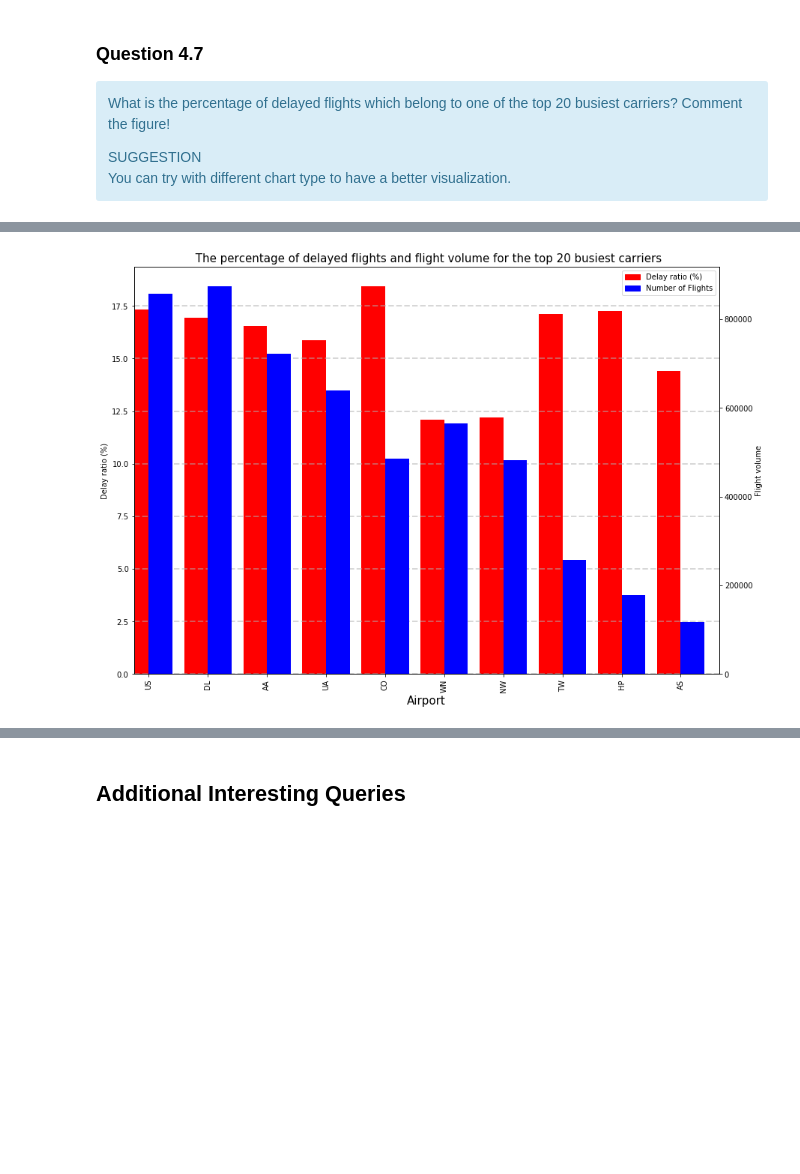
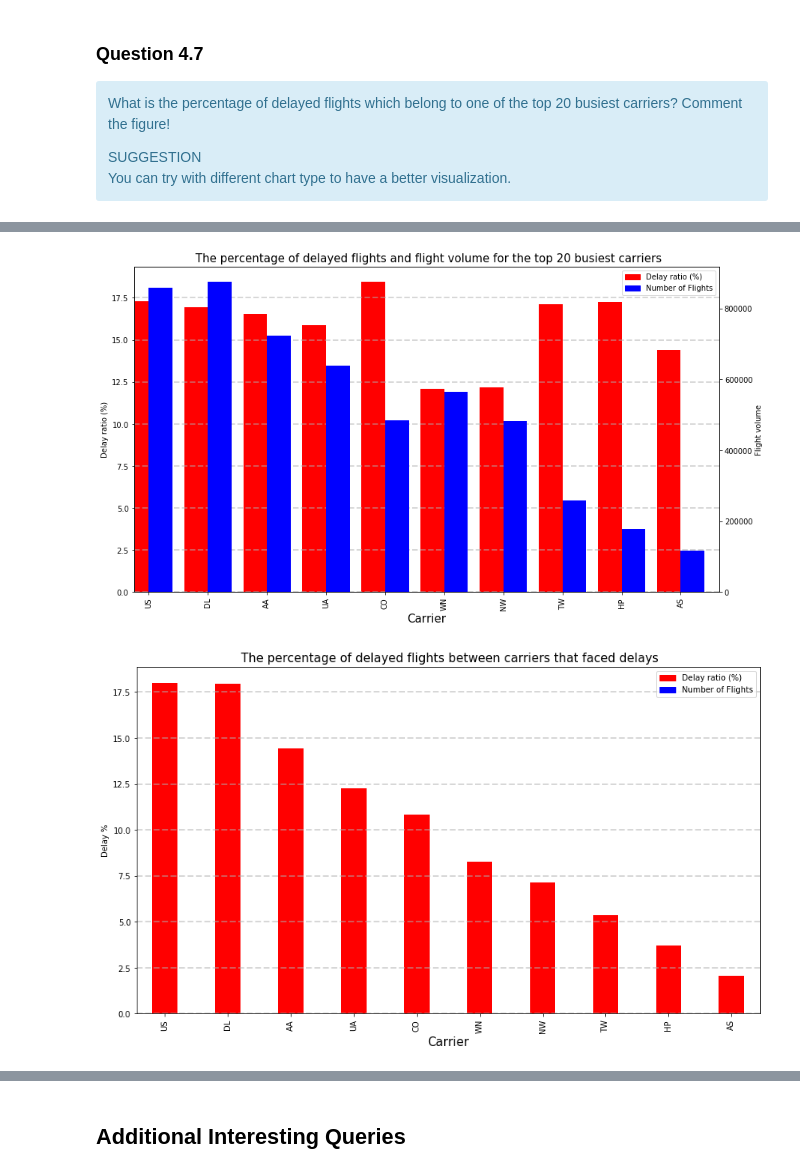
Before and after one commit to kandakji/SparkSQL-Analysis-Aviation-Data, a Jupyter notebook: SPARSQL.ipynb, the cells around one changed output, grey strips where cells are left out. Cells and saved outputs as stored; diff of their text form; code cells hidden in the pictures; blank space fills up the shorter version.

```diff
--- a/SPARSQL.ipynb
+++ b/SPARSQL.ipynb
@@ -1579,28 +1601,53 @@ Result_Table = (
 # %%
 # Converting to Pandas
-Result_Table_pd = pd.DataFrame(data= Result_Table, columns=['Airport',"Tot_flights", 'delay_perc',' %'])
+Result_Table_pd = pd.DataFrame(data= Result_Table, columns=['Airport',"Tot_flights", 'delay_perc','delayed_perc'])
 
-fig = plt.figure(figsize = (14,10)) # Create matplotlib figure
+fig = plt.figure(figsize = (14,8)) # Create matplotlib figure
 
 ax = fig.add_subplot(111) # Create matplotlib axes
 ax2 = ax.twinx() # Create another axes that shares the same x-axis as ax.
 
 width = 0.4
 
 Result_Table_pd.delay_perc.plot(kind='bar', color='red', ax=ax, width=width, position=1, label='Delay probability')
 Result_Table_pd.Tot_flights.plot(kind='bar', color='blue', ax=ax2, width=width, position=0,  label='flight volume')
 
 ax.set_xticklabels(Result_Table_pd.Airport)
 ax.set_title(" The percentage of delayed flights and flight volume for the top 20 busiest carriers",fontsize=15)
-ax.set_xlabel("Airport",fontsize=15)
+ax.set_xlabel("Carrier",fontsize=15)
 ax2.set_ylabel('Flight volume')
 ax.set_ylabel('Delay ratio (%)')
 
 dr_patch = mpatches.Patch(color='r', label='Delay ratio (%)')
 nf_patch = mpatches.Patch(color='b', label='Number of Flights')
 plt.legend(handles=[dr_patch,nf_patch])
 
 ax.grid(True, axis='y', linestyle='--',alpha = 0.5,linewidth=2)
+
+fig = plt.figure(figsize = (14,8)) # Create matplotlib figure
+
+ax3 = fig.add_subplot(111) # Create matplotlib axes
+
+width = 0.4
+
+Result_Table_pd.delayed_perc.plot(kind='bar', color='red', ax=ax3, width=width)
+
+ax3.set_xticklabels(Result_Table_pd.Airport)
+ax3.set_title(" The percentage of delayed flights between carriers that faced delays",fontsize=15)
+ax3.set_xlabel("Carrier",fontsize=15)
+ax3.set_ylabel('Delay %')
+
+
+dr_patch = mpatches.Patch(color='r', label='Delay ratio (%)')
+nf_patch = mpatches.Patch(color='b', label='Number of Flights')
+plt.legend(handles=[dr_patch,nf_patch])
+
+ax3.grid(True, axis='y', linestyle='--',alpha = 0.5,linewidth=2)
+
+
+
+
 plt.show()
 # %% [output]
-[figure, old version]
+[figure, new version]
+[figure, added]
```
Also changed, not shown: parts of 21 cells of this notebook.
